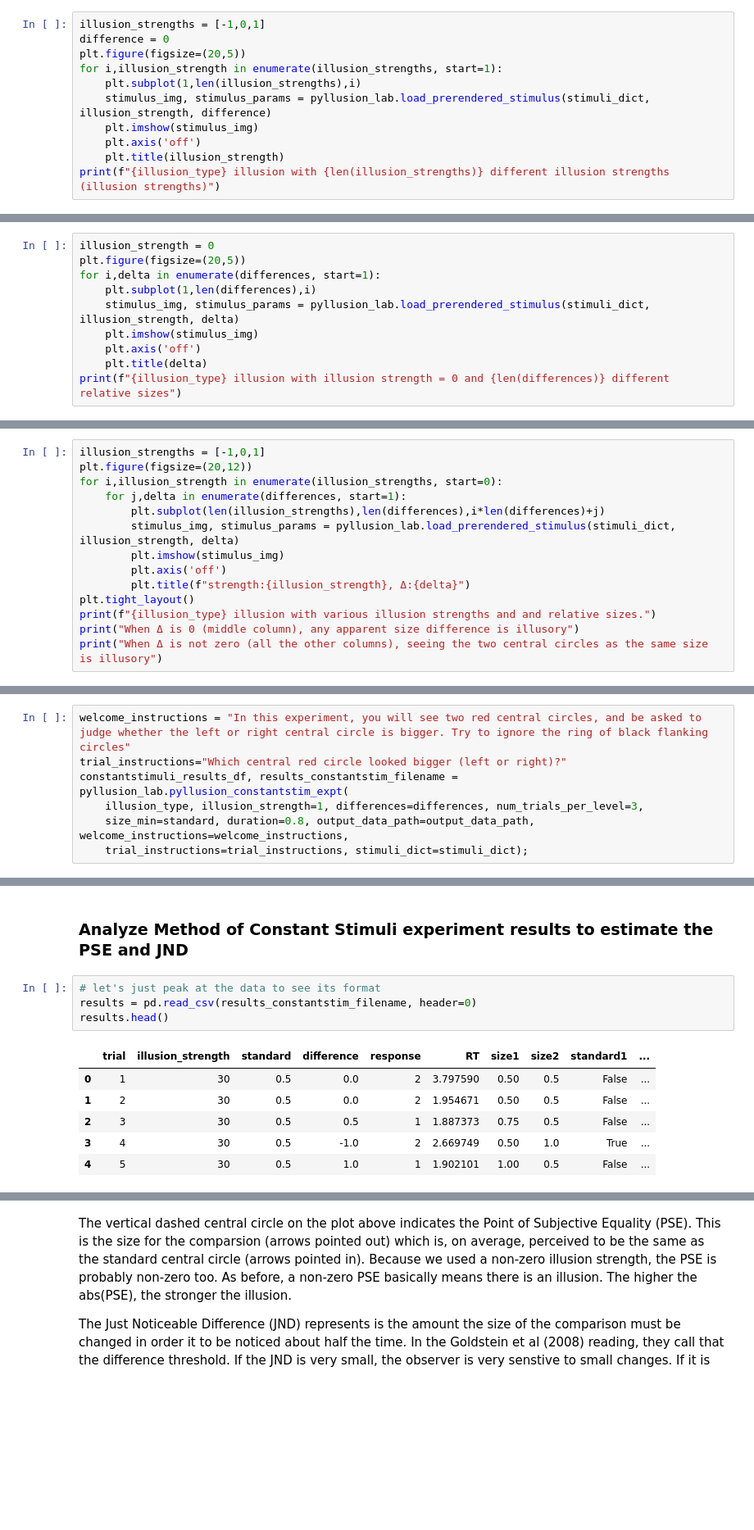
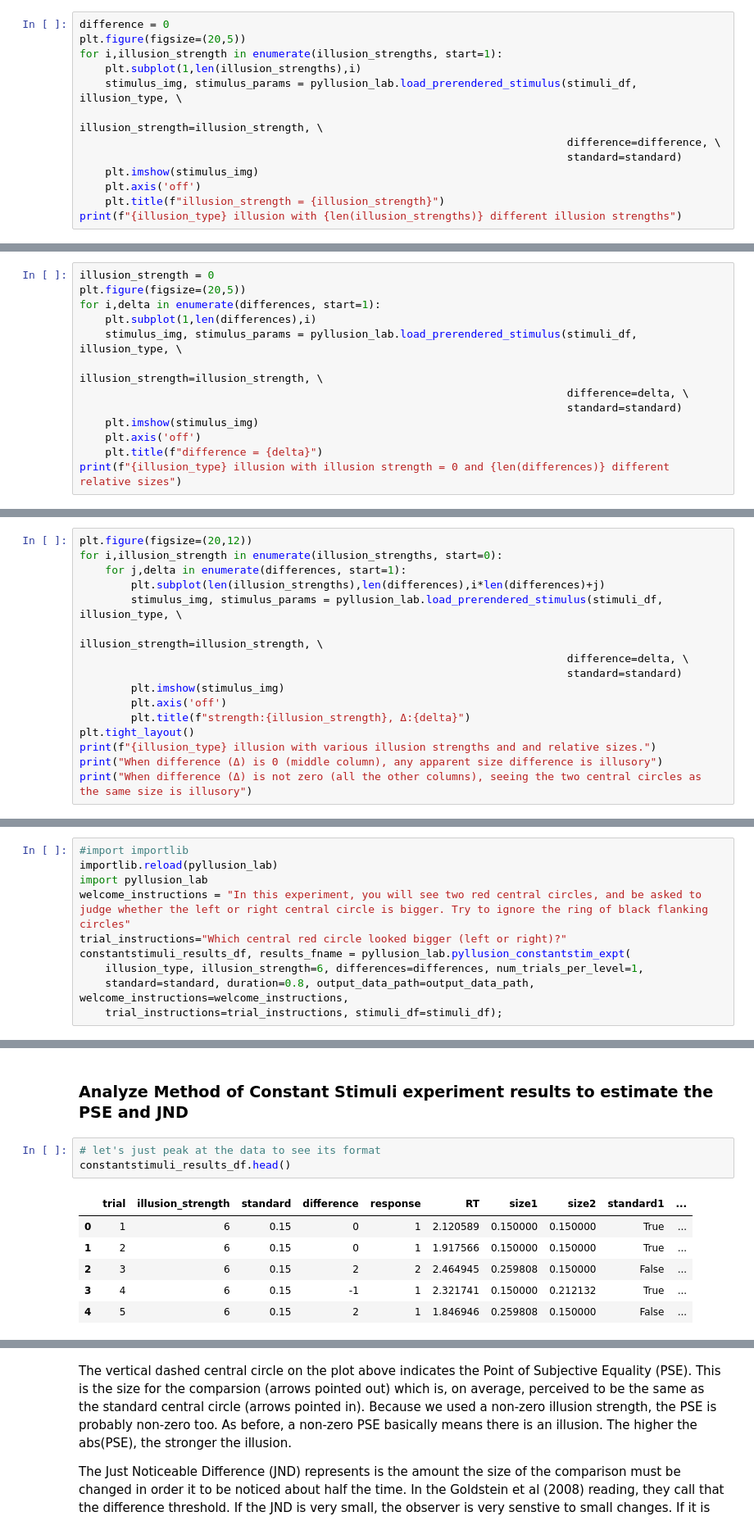
Before and after one commit to ahna/illusion-lab, a Jupyter notebook: Lab1.ipynb, the cells around one changed output, grey strips where cells are left out. Shown: that part at 82% size. Saved outputs shown, nothing was run; the diff lists cells and outputs as text; blank space fills up the shorter version.

```diff
--- a/Lab1.ipynb
+++ b/Lab1.ipynb
@@ -93,14 +74,16 @@ stimuli_dict = pyllusion_lab.pre_render_stimuli(illusion_type, illusion_strength
 # %% [markdown]
 In the next example you will see what it means to vary the illusion strength, while keeping the difference between the left and right central circles at zero. Even though the red circles are always the same size, do you see that sometimes the left and right circles appear to be different size, especially when the illusion strength is high?
 # %%
-illusion_strengths = [-1,0,1]
 difference = 0
 plt.figure(figsize=(20,5))
 for i,illusion_strength in enumerate(illusion_strengths, start=1):
     plt.subplot(1,len(illusion_strengths),i)
-    stimulus_img, stimulus_params = pyllusion_lab.load_prerendered_stimulus(stimuli_dict, illusion_strength, difference)
+    stimulus_img, stimulus_params = pyllusion_lab.load_prerendered_stimulus(stimuli_df, illusion_type, \
+                                                                            illusion_strength=illusion_strength, \
+                                                                            difference=difference, \
+                                                                            standard=standard)
     plt.imshow(stimulus_img)
     plt.axis('off')
-    plt.title(illusion_strength)
-print(f"{illusion_type} illusion with {len(illusion_strengths)} different illusion strengths (illusion strengths)")
+    plt.title(f"illusion_strength = {illusion_strength}")
+print(f"{illusion_type} illusion with {len(illusion_strengths)} different illusion strengths")
 # %% [output]
@@ -113,10 +96,13 @@ illusion_strength = 0
 plt.figure(figsize=(20,5))
 for i,delta in enumerate(differences, start=1):
     plt.subplot(1,len(differences),i)
-    stimulus_img, stimulus_params = pyllusion_lab.load_prerendered_stimulus(stimuli_dict, illusion_strength, delta)
+    stimulus_img, stimulus_params = pyllusion_lab.load_prerendered_stimulus(stimuli_df, illusion_type, \
+                                                                            illusion_strength=illusion_strength, \
+                                                                            difference=delta, \
+                                                                            standard=standard)
     plt.imshow(stimulus_img)
     plt.axis('off')
-    plt.title(delta)
+    plt.title(f"difference = {delta}")
 print(f"{illusion_type} illusion with illusion strength = 0 and {len(differences)} different relative sizes")
 # %% [output]
 Ebbinghaus illusion with illusion strength = 0 and 7 different relative sizes
@@ -124,19 +110,21 @@ Ebbinghaus illusion with illusion strength = 0 and 7 different relative sizes
 # %% [markdown]
 Putting it all together, now we can make a nifty table of changing the illusion strength and the relative size:
 # %%
-illusion_strengths = [-1,0,1]
 plt.figure(figsize=(20,12))
 for i,illusion_strength in enumerate(illusion_strengths, start=0):
     for j,delta in enumerate(differences, start=1):
         plt.subplot(len(illusion_strengths),len(differences),i*len(differences)+j)
-        stimulus_img, stimulus_params = pyllusion_lab.load_prerendered_stimulus(stimuli_dict, illusion_strength, delta)
+        stimulus_img, stimulus_params = pyllusion_lab.load_prerendered_stimulus(stimuli_df, illusion_type, \
+                                                                            illusion_strength=illusion_strength, \
+                                                                            difference=delta, \
+                                                                            standard=standard)
         plt.imshow(stimulus_img)
         plt.axis('off')
         plt.title(f"strength:{illusion_strength}, Δ:{delta}")
 plt.tight_layout()
 print(f"{illusion_type} illusion with various illusion strengths and and relative sizes.")
-print("When Δ is 0 (middle column), any apparent size difference is illusory")
-print("When Δ is not zero (all the other columns), seeing the two central circles as the same size is illusory")
+print("When difference (Δ) is 0 (middle column), any apparent size difference is illusory")
+print("When difference (Δ) is not zero (all the other columns), seeing the two central circles as the same size is illusory")
 # %% [output]
 Ebbinghaus illusion with various illusion strengths and and relative sizes.
 When Δ is 0 (middle column), any apparent size difference is illusory
@@ -221,10 +210,13 @@ Some issues with Method of Adjustment:
 
 Next we will try to quantify your perception of the Ebbinghaus illusion using a more robust and controlled quantitative measurement technique: The method of constant stimuli. Instead of a slider, you will simply see the illusion and hit the up or down arrow. You will repeat this many times in many conditions to get enough measurements to estimate PSE and JND. Since this takes a little longer, we'll just run it at one illusion strength.
 # %%
+#import importlib
+importlib.reload(pyllusion_lab)
+import pyllusion_lab
 welcome_instructions = "In this experiment, you will see two red central circles, and be asked to judge whether the left or right central circle is bigger. Try to ignore the ring of black flanking circles"
 trial_instructions="Which central red circle looked bigger (left or right)?"
-constantstimuli_results_df, results_constantstim_filename = pyllusion_lab.pyllusion_constantstim_expt(
-    illusion_type, illusion_strength=1, differences=differences, num_trials_per_level=3,
-    size_min=standard, duration=0.8, output_data_path=output_data_path, welcome_instructions=welcome_instructions,
-    trial_instructions=trial_instructions, stimuli_dict=stimuli_dict);
+constantstimuli_results_df, results_fname = pyllusion_lab.pyllusion_constantstim_expt(
+    illusion_type, illusion_strength=6, differences=differences, num_trials_per_level=1,
+    standard=standard, duration=0.8, output_data_path=output_data_path, welcome_instructions=welcome_instructions,
+    trial_instructions=trial_instructions, stimuli_df=stimuli_df);
 # %% [output]
@@ -233,14 +229,13 @@ VBox(children=(Output(layout=Layout(display='flex', justify_content='center')),
 ### Analyze Method of Constant Stimuli experiment results to estimate the PSE and JND
 # %%
 # let's just peak at the data to see its format
-results = pd.read_csv(results_constantstim_filename, header=0)
-results.head()
+constantstimuli_results_df.head()
 # %% [output]
 |  | trial | illusion_strength | standard | difference | response | RT | size1 | size2 | standard1 | ... |
-| 0 | 1 | 30 | 0.5 | 0.0 | 2 | 3.797590 | 0.50 | 0.5 | False | ... |
-| 1 | 2 | 30 | 0.5 | 0.0 | 2 | 1.954671 | 0.50 | 0.5 | False | ... |
-| 2 | 3 | 30 | 0.5 | 0.5 | 1 | 1.887373 | 0.75 | 0.5 | False | ... |
-| 3 | 4 | 30 | 0.5 | -1.0 | 2 | 2.669749 | 0.50 | 1.0 | True | ... |
-| 4 | 5 | 30 | 0.5 | 1.0 | 1 | 1.902101 | 1.00 | 0.5 | False | ... |
+| 0 | 1 | 6 | 0.15 | 0 | 1 | 2.120589 | 0.150000 | 0.150000 | True | ... |
+| 1 | 2 | 6 | 0.15 | 0 | 1 | 1.917566 | 0.150000 | 0.150000 | True | ... |
+| 2 | 3 | 6 | 0.15 | 2 | 2 | 2.464945 | 0.259808 | 0.150000 | False | ... |
+| 3 | 4 | 6 | 0.15 | -1 | 1 | 2.321741 | 0.150000 | 0.212132 | True | ... |
+| 4 | 5 | 6 | 0.15 | 2 | 1 | 1.846946 | 0.259808 | 0.150000 | False | ... |
 # %%
 # plot the psychometric function, get PSE and JND
```
Also changed, not shown: parts of 19 cells of this notebook, 2 other files.
